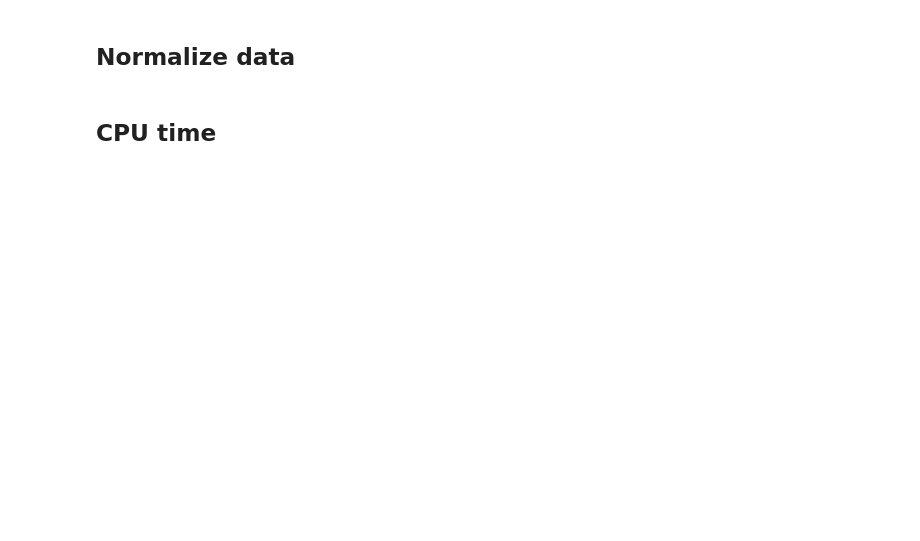
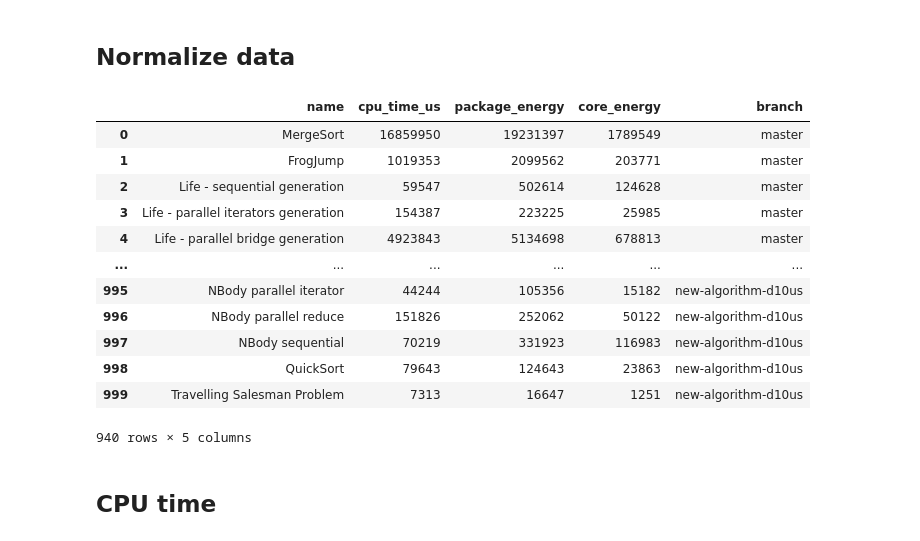
Before and after one commit to jeandiegof/bench-analysis, a Jupyter notebook: mixed/mixed.ipynb, the cells around one changed output. Drawn from its saved outputs; the diff is of its cells as text; code cells hidden in the pictures; blank space fills up the shorter version.

```diff
--- a/mixed/mixed.ipynb
+++ b/mixed/mixed.ipynb
@@ -16,0 +32,14 @@ df = pd.concat([df_master, df_new], ignore_index = True)
+# %%
+q_low = df["cpu_time_us"].quantile(0.01)
+q_hi  = df["cpu_time_us"].quantile(0.99)
+df = df[(df["cpu_time_us"] < q_hi) & (df["cpu_time_us"] > q_low)]
+
+q_low = df["package_energy"].quantile(0.01)
+q_hi  = df["package_energy"].quantile(0.99)
+df = df[(df["package_energy"] < q_hi) & (df["package_energy"] > q_low)]
+
+q_low = df["core_energy"].quantile(0.01)
+q_hi  = df["core_energy"].quantile(0.99)
+df = df[(df["core_energy"] < q_hi) & (df["core_energy"] > q_low)]
+
+df.sample(10)
@@ -17,27 +58,53 @@ df = pd.concat([df_master, df_new], ignore_index = True)
 # %% [markdown]
 ## Normalize data
 # %%
-final_df = None
+def extract_means(input_df):
+    means = {'name': [],
+             'branch': [],
+             'cpu_time_us': [],
+             'core_energy': [],
+             'package_energy': []}
 
-for name in set(df['name']):
-    experiment_df = df[df['name'] == name]
-    normalized_df = experiment_df.copy()
+    for algorithm in set(input_df['name']):
+        algorithm_df = input_df[input_df['name'] == algorithm]
+        means['name'].append(algorithm)
+        means['branch'].append(algorithm_df['branch'].values[0])
+        means['cpu_time_us'].append(algorithm_df['cpu_time_us'].mean())
+        means['core_energy'].append(algorithm_df['core_energy'].mean())
+        means['package_energy'].append(algorithm_df['package_energy'].mean())
 
-    cpu_time_max = experiment_df['cpu_time_us'].max()
-    cpu_time_min = experiment_df['cpu_time_us'].min()
-    normalized_df['cpu_time_us'] = (experiment_df['cpu_time_us'] - cpu_time_min) / (cpu_time_max - cpu_time_min)
+    return means
 
-    package_energy_max = experiment_df['package_energy'].max()
-    package_energy_min = experiment_df['package_energy'].min()
-    normalized_df['package_energy'] = (experiment_df['package_energy'] - package_energy_min) / (package_energy_max - package_energy_min)
 
-    core_energy_max = experiment_df['core_energy'].max()
-    core_energy_min = experiment_df['core_energy'].min()
-    normalized_df['core_energy'] = (experiment_df['core_energy'] - core_energy_min) / (core_energy_max - core_energy_min)
+master_dict = extract_means(df_master)
+new_algorithm_dict = extract_means(df_new)
+means = {'name': [],
+         'cpu_time_ratio': [],
+         'core_energy_ratio': [],
+         'package_energy_ratio': []}
 
-    final_df = pd.concat([final_df, normalized_df], ignore_index = True)
+for index, algorithm in enumerate(master_dict['name']):
+    means['name'].append(algorithm)
+    means['cpu_time_ratio'].append(master_dict['cpu_time_us'][index] / new_algorithm_dict['cpu_time_us'][index])
+    means['core_energy_ratio'].append(master_dict['core_energy'][index] / new_algorithm_dict['core_energy'][index])
+    means['package_energy_ratio'].append(master_dict['package_energy'][index] / new_algorithm_dict['package_energy'][index])
 
-df = final_df
+df_to_plot = pd.DataFrame(data=means)
+display(df)
+# %% [output]
+|  | name | cpu_time_us | package_energy | core_energy | branch |
+| 0 | MergeSort | 16859950 | 19231397 | 1789549 | master |
+| 1 | FrogJump | 1019353 | 2099562 | 203771 | master |
+| 2 | Life - sequential generation | 59547 | 502614 | 124628 | master |
+| 3 | Life - parallel iterators generation | 154387 | 223225 | 25985 | master |
+| 4 | Life - parallel bridge generation | 4923843 | 5134698 | 678813 | master |
+| ... | ... | ... | ... | ... | ... |
+| 995 | NBody parallel iterator | 44244 | 105356 | 15182 | new-algorithm-d10us |
+| 996 | NBody parallel reduce | 151826 | 252062 | 50122 | new-algorithm-d10us |
+| 997 | NBody sequential | 70219 | 331923 | 116983 | new-algorithm-d10us |
+| 998 | QuickSort | 79643 | 124643 | 23863 | new-algorithm-d10us |
+| 999 | Travelling Salesman Problem | 7313 | 16647 | 1251 | new-algorithm-d10us |
+940 rows × 5 columns
 # %% [markdown]
 ## CPU time
 # %%
```
Also changed, not shown: parts of 6 cells of this notebook, 3 other files.
